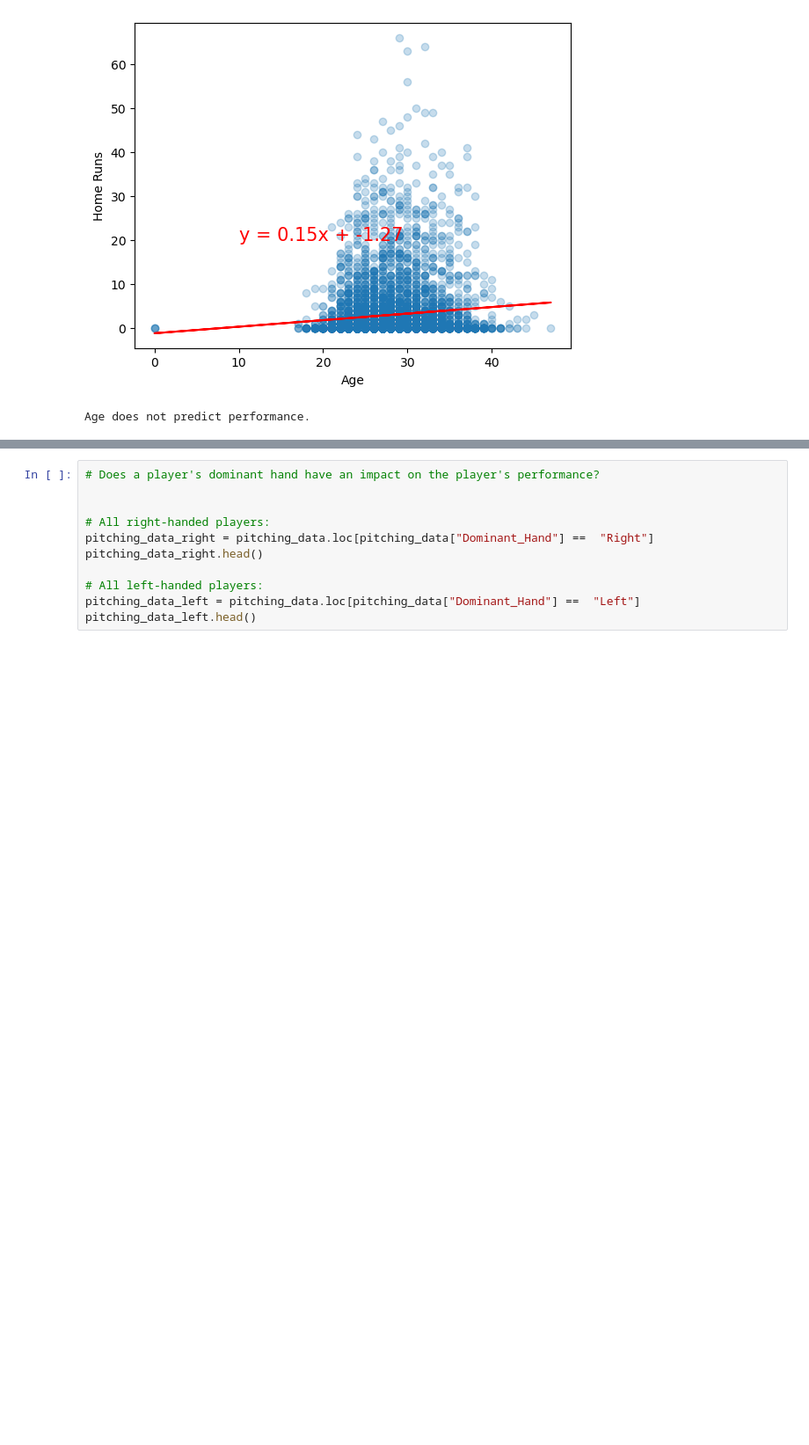
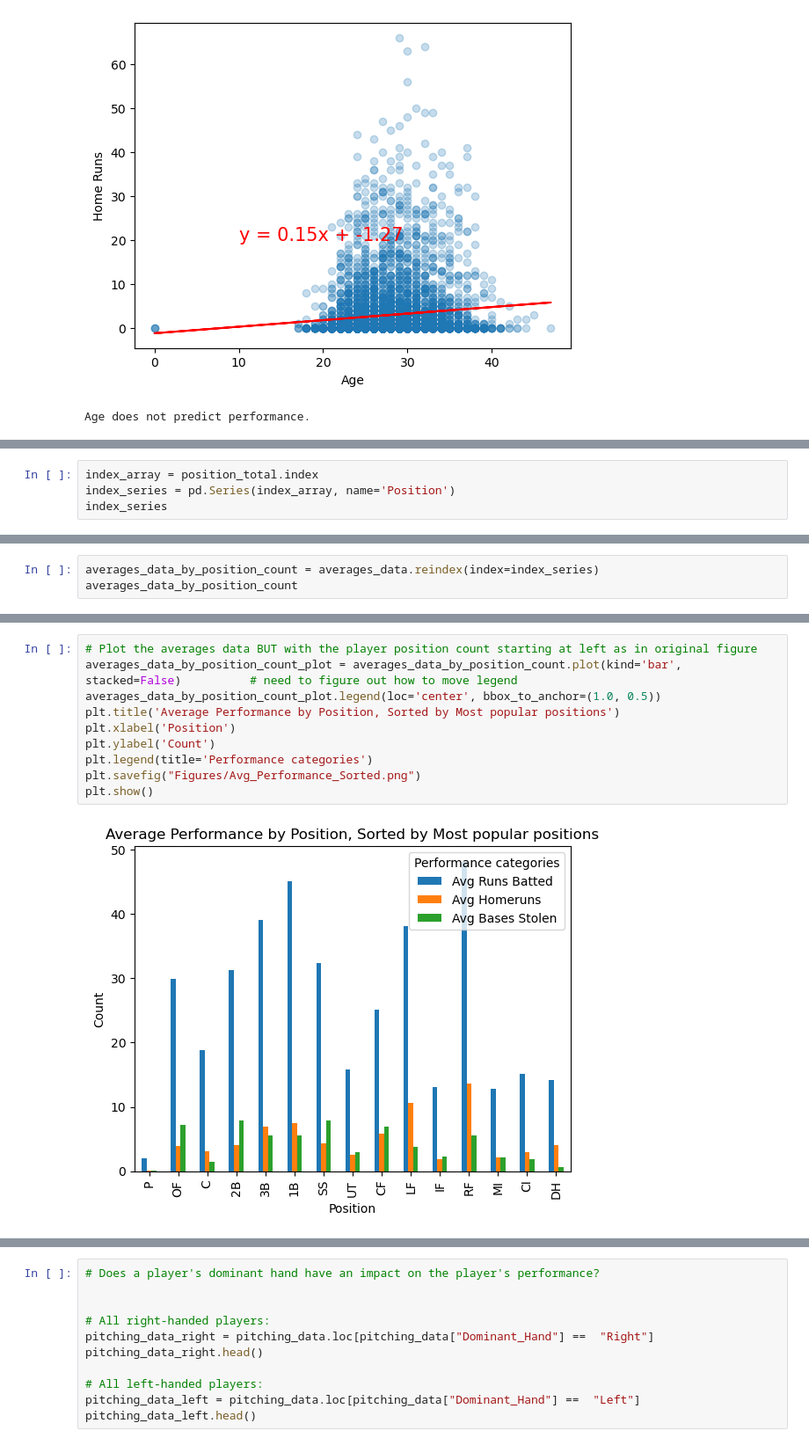
Before and after one commit to ml9148/Project_01, a Jupyter notebook: data_cleaning.ipynb, the cells around one changed output, grey strips where cells are left out. Shown at 88% size. Cells and saved outputs as stored; diff of their text form; blank space fills up the shorter version.

```diff
--- a/data_cleaning.ipynb
+++ b/data_cleaning.ipynb
@@ -401,0 +510,4 @@ dtype: float64
+# %%
+index_array = position_total.index
+index_series = pd.Series(index_array, name='Position')
+index_series
@@ -401,0 +531,3 @@ dtype: float64
+# %%
+averages_data_by_position_count = averages_data.reindex(index=index_series)
+averages_data_by_position_count
@@ -401,0 +552,12 @@ dtype: float64
+# %%
+# Plot the averages data BUT with the player position count starting at left as in original figure
+averages_data_by_position_count_plot = averages_data_by_position_count.plot(kind='bar', stacked=False)          # need to figure out how to move legend
+averages_data_by_position_count_plot.legend(loc='center', bbox_to_anchor=(1.0, 0.5))
+plt.title('Average Performance by Position, Sorted by Most popular positions')
+plt.xlabel('Position')
+plt.ylabel('Count')
+plt.legend(title='Performance categories')
+plt.savefig("Figures/Avg_Performance_Sorted.png")
+plt.show()
+# %% [output]
+[figure, added]
```
Also changed, not shown: parts of 32 cells of this notebook.
